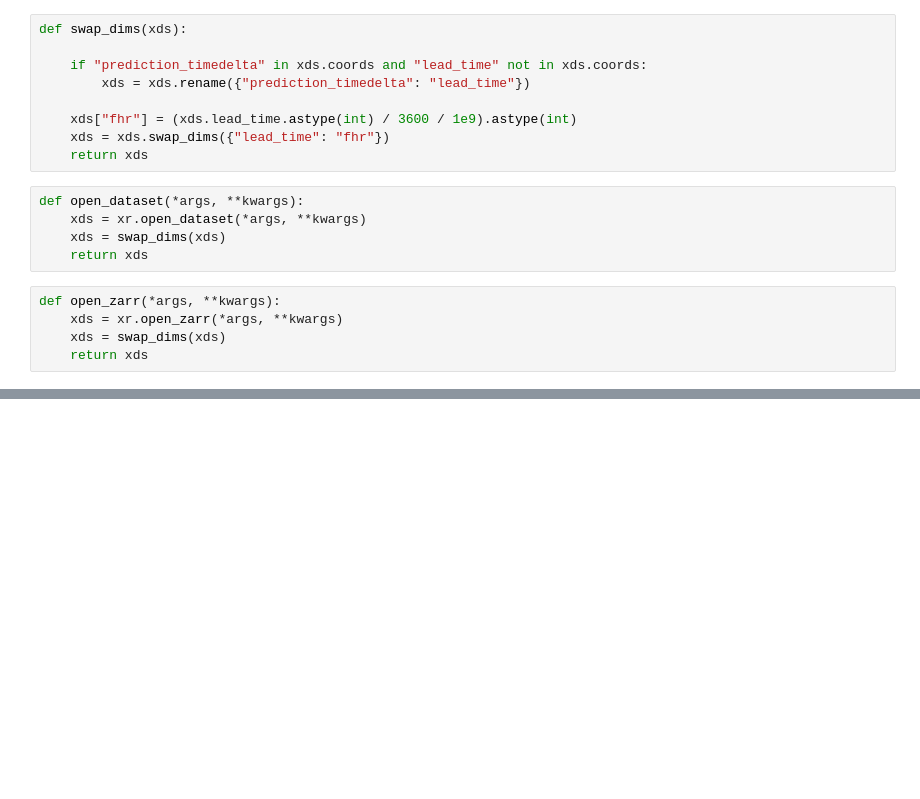
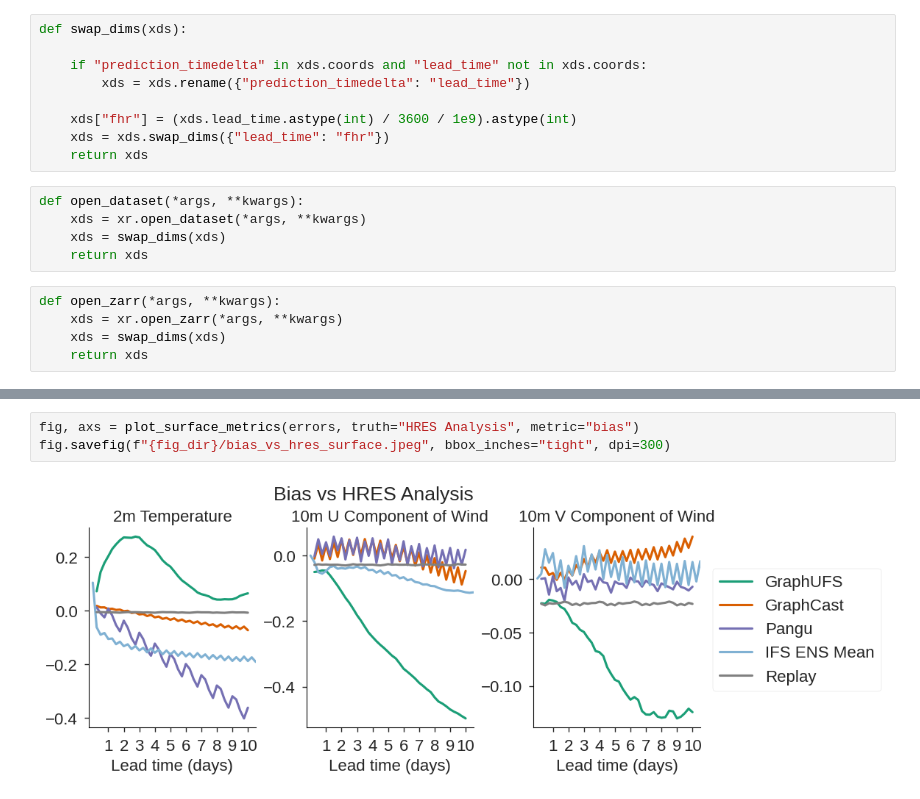
Before and after one commit to NOAA-PSL/graph-ufs, a Jupyter notebook: prototypes/p1/plot_error.ipynb, the cells around one changed output, grey strips where cells are left out. Saved outputs shown, nothing was run; the diff lists cells and outputs as text; blank space fills up the shorter version.

```diff
--- a/prototypes/p1/plot_error.ipynb
+++ b/prototypes/p1/plot_error.ipynb
@@ -480,0 +120,5 @@ Plotting ...
+# %%
+fig, axs = plot_surface_metrics(errors, truth="HRES Analysis", metric="bias")
+fig.savefig(f"{fig_dir}/bias_vs_hres_surface.jpeg", bbox_inches="tight", dpi=300)
+# %% [output]
+[figure, added]
```
Also changed, not shown: parts of 49 cells of this notebook, 4 other files.
